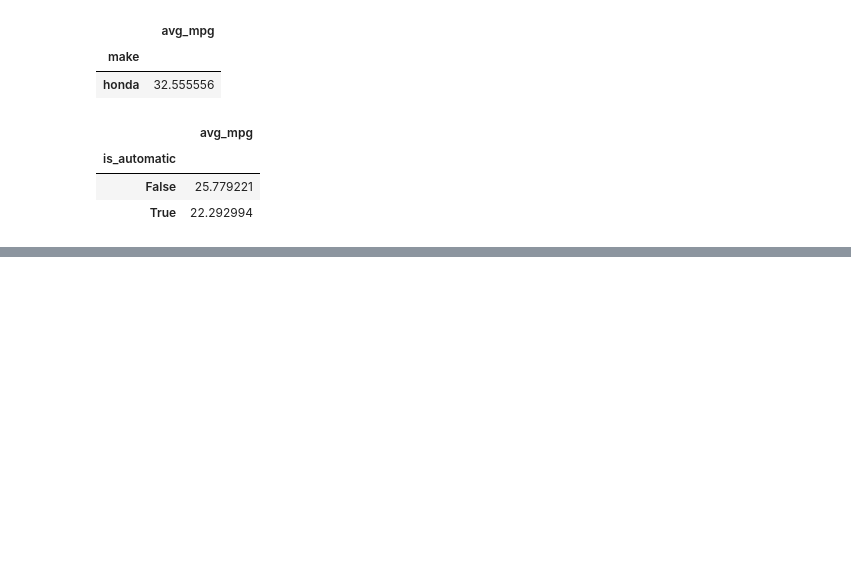
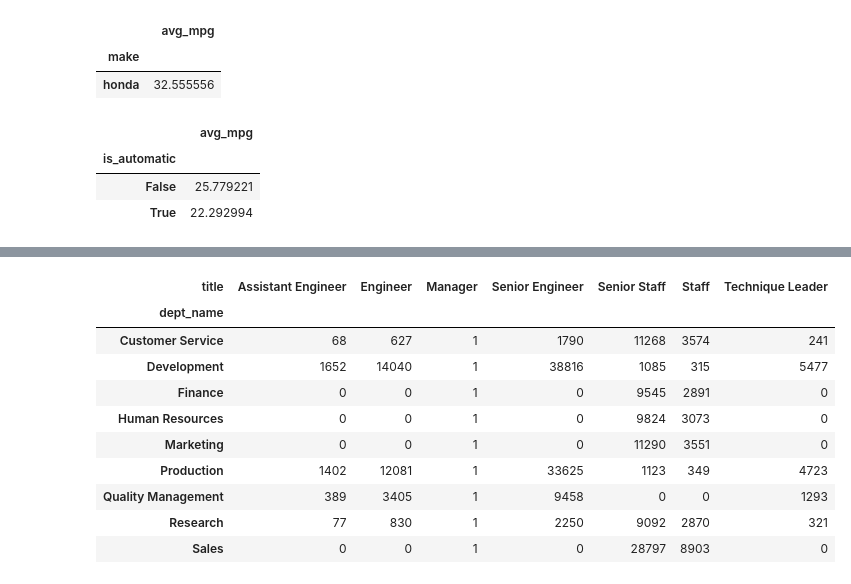
Before and after one commit to Cayt-Schlichting/numpy-pandas-visualization-exercises, a Jupyter notebook: advanced_dataframes.ipynb, the cells around one changed output, grey strips where cells are left out. Drawn from its saved outputs; the diff is of its cells as text; code cells hidden in the pictures; blank space fills up the shorter version.

```diff
--- a/advanced_dataframes.ipynb
+++ b/advanced_dataframes.ipynb
@@ -219,0 +344,14 @@ mpg.groupby('is_automatic').agg({'avg_mpg':'mean'})
+# %%
+#7 - V2 - Bulk of work in Python
+
+#just get the full tables (titles was already loaded)
+dept_emp = pd.read_sql("SELECT * FROM dept_emp",get_db_url('employees'))
+departments = pd.read_sql("SELECT * FROM departments",get_db_url('employees'))
+# %%
+#Rename duplicate colums
+dept_emp.rename(columns={'to_date':'de_to_date'},inplace=True)
+ttl.rename(columns={'to_date':'ttl_to_date'},inplace=True)
+# %%
+#Fun with Merging!
+# dept_emp.merge(departments,on='dept_no')
+ttl_emp_dept_v2 = dept_emp.merge(departments,on='dept_no').merge(ttl,on="emp_no")
@@ -219,0 +366,29 @@ mpg.groupby('is_automatic').agg({'avg_mpg':'mean'})
+# %%
+#now, filter out non-current data and store only the columns I need back in the df
+#Can't use this logic b/c technically not string
+# (ttl_emp_dept_v2.de_to_date.str.startswith('9')
+#instead probably need to convert to datetime
+# ttl_emp_dept_v2.de_to_date = pd.to_datetime(ttl_emp_dept_v2.de_to_date)
+# ^^Didn't work b/c yr 9999 is out of range
+
+#try to just look at first character
+# ttl_emp_dept_v2.ttl_to_date[:,0]
+#Nope, returns datetime.date(9999, 1, 1)
+type(ttl_emp_dept_v2.ttl_to_date) #pandas.core.series.Series
+
+#alright, lets convert to string, check first char, then drops some stuff
+ttl_emp_dept_v2 = ttl_emp_dept_v2[(ttl_emp_dept_v2.ttl_to_date.astype(str).str.startswith('9')) & (ttl_emp_dept_v2.de_to_date.astype(str).str.startswith('9'))]
+# %%
+pd.crosstab(ttl_emp_dept_v2.dept_name,ttl_emp_dept_v2.title)
+# %% [output]
+| title | Assistant Engineer | Engineer | Manager | Senior Engineer | Senior Staff | Staff | Technique Leader |
+| dept_name |  |  |  |  |  |  |  |
+| Customer Service | 68 | 627 | 1 | 1790 | 11268 | 3574 | 241 |
+| Development | 1652 | 14040 | 1 | 38816 | 1085 | 315 | 5477 |
+| Finance | 0 | 0 | 1 | 0 | 9545 | 2891 | 0 |
+| Human Resources | 0 | 0 | 1 | 0 | 9824 | 3073 | 0 |
+| Marketing | 0 | 0 | 1 | 0 | 11290 | 3551 | 0 |
+| Production | 1402 | 12081 | 1 | 33625 | 1123 | 349 | 4723 |
+| Quality Management | 389 | 3405 | 1 | 9458 | 0 | 0 | 1293 |
+| Research | 77 | 830 | 1 | 2250 | 9092 | 2870 | 321 |
+| Sales | 0 | 0 | 1 | 0 | 28797 | 8903 | 0 |
```
Also changed, not shown: parts of 14 cells of this notebook.
